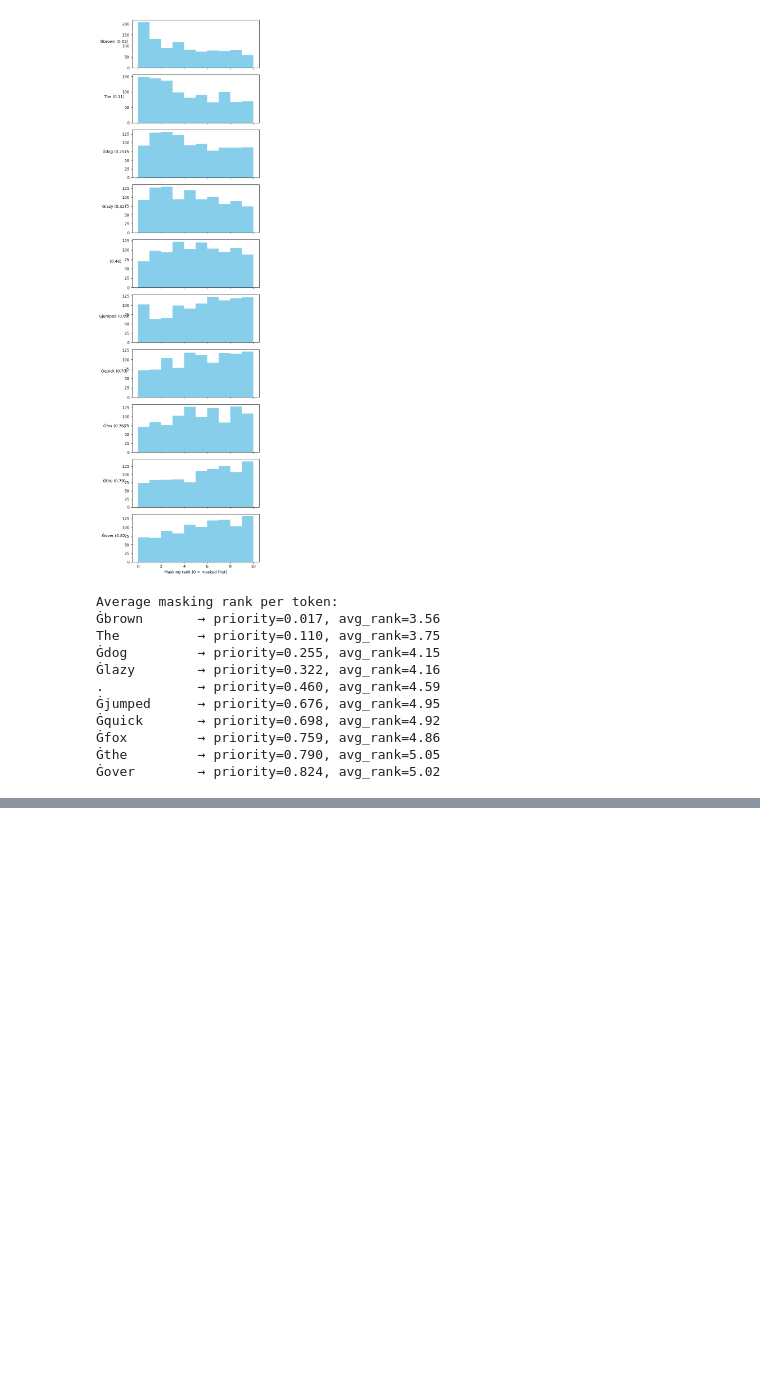
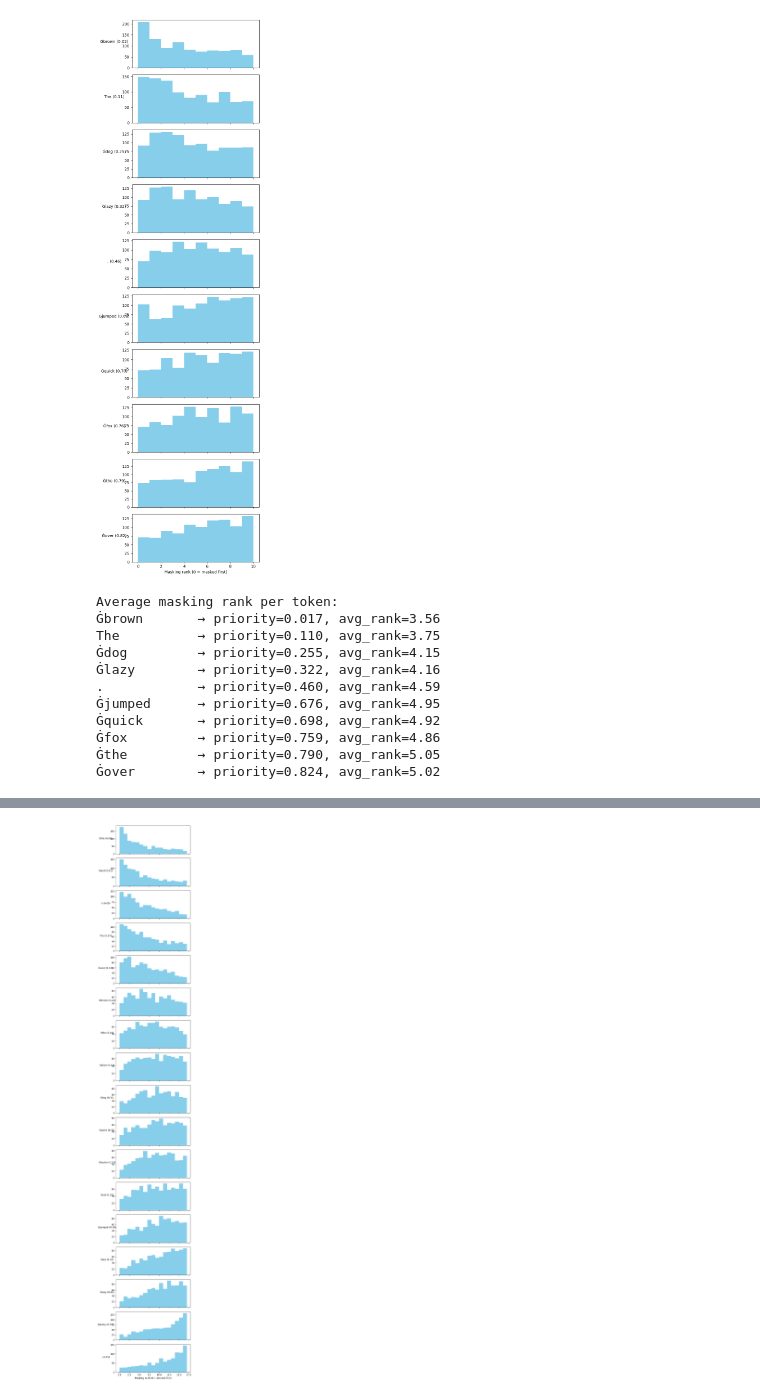
Before and after one commit to ayfeng23/llada_custom_scheduler, a Jupyter notebook: scheduled_sampling.ipynb, the cells around one changed output, grey strips where cells are left out. Drawn from its saved outputs; the diff is of its cells as text; code cells hidden in the pictures; blank space fills up the shorter version.

```diff
--- a/scheduled_sampling.ipynb
+++ b/scheduled_sampling.ipynb
@@ -382,0 +630,5 @@ The          → priority=0.110, avg_rank=3.75
+# %%
+sampled_entries = random.sample(list(idf_dict.items()), 10)
+print("Sample entries from idf_dict:")
+for (token, token_id), idf_val in sampled_entries:
+    print(f"Token: {token:20s} | ID: {token_id:6d} | Normalized IDF: {idf_val:.4f}")
@@ -382,0 +663,12 @@ The          → priority=0.110, avg_rank=3.75
+# %%
+for (token, token_id), idf_val in idf_dict.items():
+    if idf_val == mean_idf_norm:
+        token_lower = token.lower()
+        if token_lower in idf_lookup:
+            idf_dict[(token, token_id)] = idf_lookup[token_lower]
+
+for (token, token_id), idf_val in idf_dict.items():
+    if idf_val == mean_idf_norm and len(token) > 1:
+        token_dropped_lower = token[1:].lower()
+        if token_dropped_lower in idf_lookup:
+            idf_dict[(token, token_id)] = idf_lookup[token_dropped_lower]
@@ -382,0 +691,73 @@ The          → priority=0.110, avg_rank=3.75
+# %%
+sentence = "The quick brown fox jumped over the lazy dog and ate Austin's pussy cat alive."
+inputs = tokenizer(sentence, return_tensors="pt")
+input_ids = inputs.input_ids  # shape: (1, sequence_length)
+tokens = tokenizer.convert_ids_to_tokens(input_ids[0])
+tokenid_to_priority = build_tokenid_to_priority(vocab_dict, idf_dict)
+
+print("Token priorities:")
+for tok, tid in zip(tokens, input_ids[0].tolist()):
+    print(f"{tok:12s} → {tokenid_to_priority[tid]:.3f}")
+
+mask_prob = 0.5
+step = 60000
+total_steps = 60000
+trials = 1000
+ranks = {i: [] for i in range(len(tokens))}
+
+for _ in range(trials):
+    noisy_input, p_mask, sorted_indices = new_forward_process(input_ids, mask_prob, tokenid_to_priority, temperature=0.4)
+    # sorted_idx[0] records the ranking for the single batch entry
+    sorted_idx = np.argsort(sorted_indices[0])
+    for pos in range(len(tokens)):
+        ranks[pos].append(sorted_idx[pos])
+
+# Get priorities for each token position
+token_ids = input_ids[0].tolist()
+priorities = [tokenid_to_priority[tid] for tid in token_ids]
+sorted_indices = sorted(range(len(tokens)), key=lambda i: priorities[i])
+
+# Plot in sorted priority order
+fig, axes = plt.subplots(len(tokens), 1, figsize=(6, 2 * len(tokens)), sharex=True)
+for plot_idx, token_idx in enumerate(sorted_indices):
+    ax = axes[plot_idx]
+    ax.hist(ranks[token_idx], bins=len(tokens), range=(0, len(tokens)), color='skyblue')
+    label = f"{tokens[token_idx]} ({priorities[token_idx]:.2f})"
+    ax.set_ylabel(label, rotation=0, labelpad=20)
+axes[-1].set_xlabel("Masking rank (0 = masked first)")
+plt.tight_layout()
+plt.show()
+
+def new_forward_and_mask(input_ids, mask_prob,
+                         tokenid_to_priority, mask_token_id, temperature, gamma):
+    device = input_ids.device
+    # Ensure token_ids is 2D (batch size 1, sequence length)
+    token_ids = input_ids.cpu().numpy()
+    priorities = tokenid_to_priority[token_ids]
+    use_uniform = np.random.rand() < temperature
+    if use_uniform:
+        timestamps = np.random.rand(*token_ids.shape)
+    else:
+        a = 1 + gamma * priorities
+        b = 1 + gamma * (1 - priorities)
+        timestamps = beta.rvs(a, b, size=token_ids.shape)
+    k = int(mask_prob * token_ids.shape[1])
+    sorted_idx = np.argsort(timestamps, axis=1)[0]
+    mask = np.zeros_like(token_ids, dtype=bool)
+    mask[0, sorted_idx[:k]] = True
+    p_mask = torch.from_numpy(mask).to(device=input_ids.device)
+    noisy = input_ids.clone()
+    noisy[p_mask] = mask_token_id
+    return noisy, p_mask
+
+print("\nMasked sequences:")
+for mp in [0.0, 0.1, 0.2, 0.3, 0.4, 0.5, 0.6, 0.7, 0.8, 0.9, 1.0]:
+    noisy, _ = new_forward_and_mask(input_ids, mp,
+                                    tokenid_to_priority, MASK_TOKEN_ID, 0.4, 4.0)
+    print(f"mask_prob={mp:.2f}: {tokenizer.decode(noisy[0])}")
+
+print("\nAverage masking rank per token:")
+for token_idx in sorted_token_indices:
+    avg_rank = np.mean(ranks[token_idx])
+    print(f"{tokens[token_idx]:12s} → priority={priorities[token_idx]:.3f}, avg_rank={avg_rank:.2f}")
+# %% [output]
@@ -382,0 +782 @@ The          → priority=0.110, avg_rank=3.75
+[figure, added]
```
Also changed, not shown: parts of 23 cells of this notebook.
